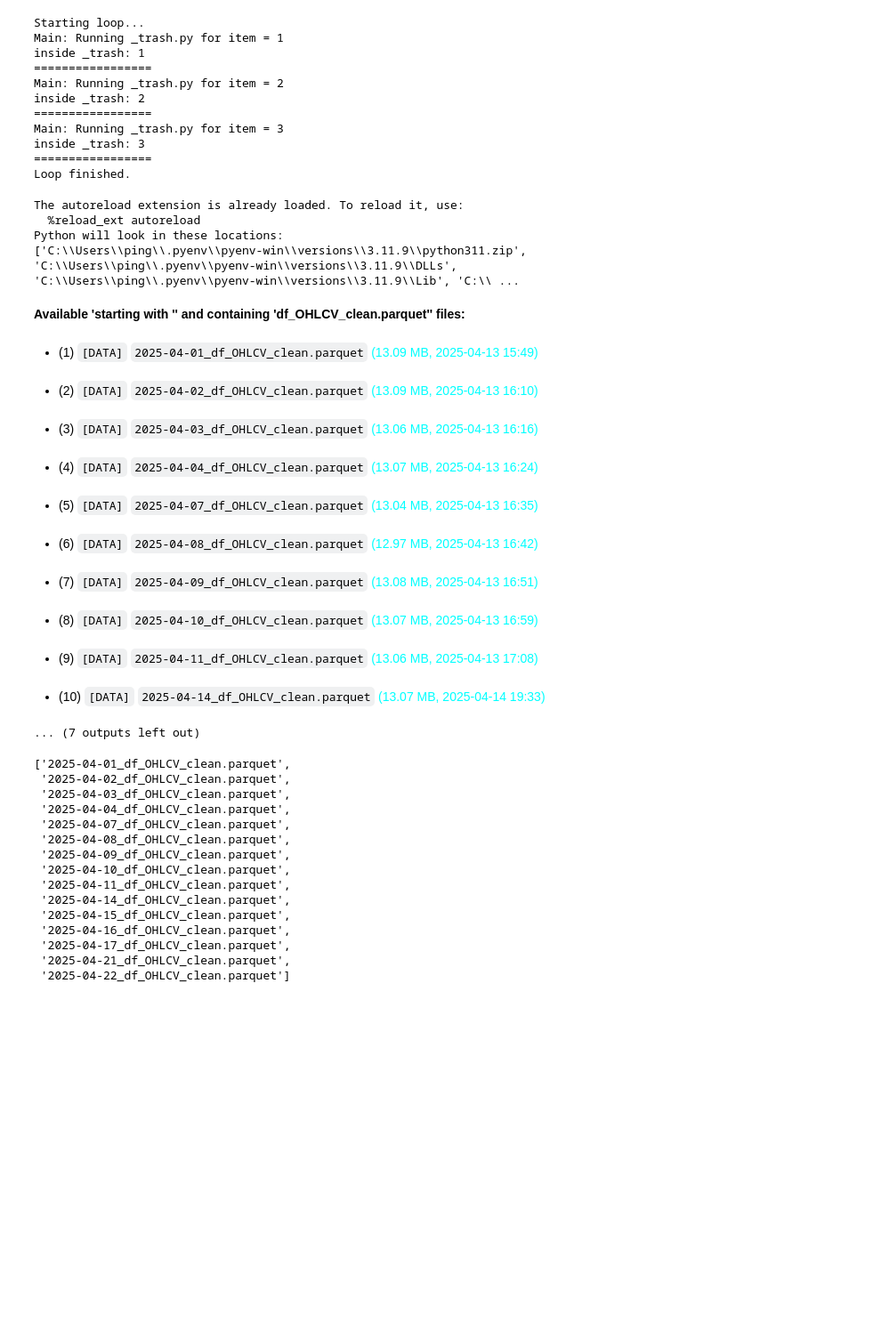
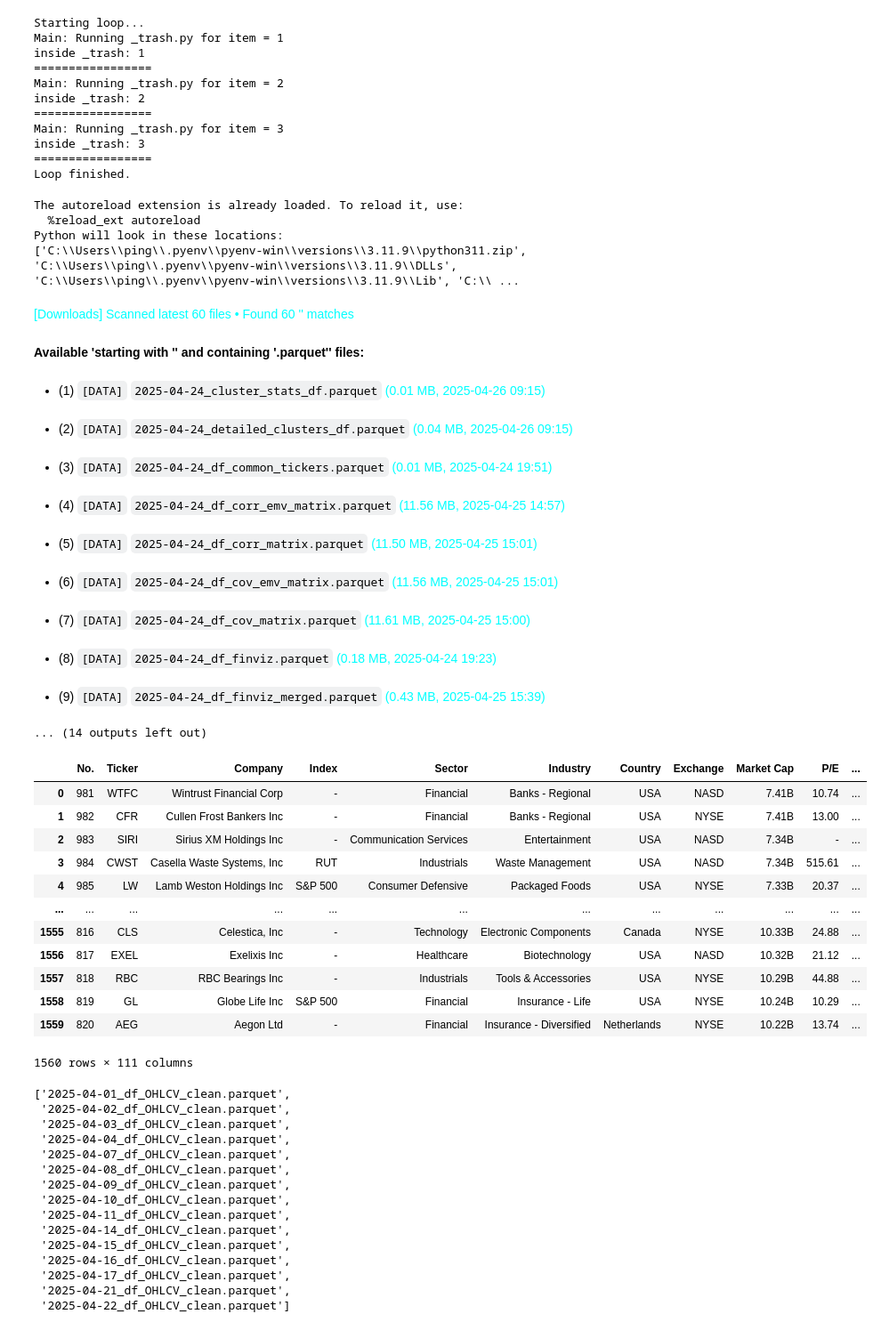
Before and after one commit to pympk/py311, a Jupyter notebook: stocks/notebooks/_working.ipynb, the cells around one changed output. Shown: that part at 89% size. Saved outputs shown, nothing was run; the diff lists cells and outputs as text; code cells hidden in the pictures; blank space fills up the shorter version.

```diff
--- a/stocks/notebooks/_working.ipynb
+++ b/stocks/notebooks/_working.ipynb
@@ -82,29 +82,45 @@ import utils
 
 SOURCE_PATH, _, displayed_files_list = utils.main_processor(
     data_dir='..\data',  # search project ..\data
-    downloads_dir='',  # None searchs Downloads dir, '' omits search1'',  # None searchs Downloads dir, '' omits search1
+    downloads_dir=None,  # None searchs Downloads dir, '' omits search1'',  # None searchs Downloads dir, '' omits search1
     downloads_limit=60,  # search the first 10 files
     clean_name_override=None,  # override filename
     start_file_pattern='', # search for files starting with 'df_'
-    contains_pattern='df_OHLCV_clean.parquet',  # search for files containing 'df_'
+    contains_pattern='.parquet',  # search for files containing 'df_'
 )
 # %% [output]
 The autoreload extension is already loaded. To reload it, use:
   %reload_ext autoreload
 Python will look in these locations:
 ['C:\\Users\\ping\\.pyenv\\pyenv-win\\versions\\3.11.9\\python311.zip', 'C:\\Users\\ping\\.pyenv\\pyenv-win\\versions\\3.11.9\\DLLs', 'C:\\Users\\ping\\.pyenv\\pyenv-win\\versions\\3.11.9\\Lib', 'C:\\ ...
-**Available 'starting with '' and containing 'df_OHLCV_clean.parquet'' files:**
+<span style='color:#00ffff;font-weight:500'>[Downloads] Scanned latest 60 files • Found 60 '' matches</span>
-- (1) `[DATA]` `2025-04-01_df_OHLCV_clean.parquet` <span style='color:#00ffff'>(13.09 MB, 2025-04-13 15:49)</span>
+**Available 'starting with '' and containing '.parquet'' files:**
-- (2) `[DATA]` `2025-04-02_df_OHLCV_clean.parquet` <span style='color:#00ffff'>(13.09 MB, 2025-04-13 16:10)</span>
+- (1) `[DATA]` `2025-04-24_cluster_stats_df.parquet` <span style='color:#00ffff'>(0.01 MB, 2025-04-26 09:15)</span>
-- (3) `[DATA]` `2025-04-03_df_OHLCV_clean.parquet` <span style='color:#00ffff'>(13.06 MB, 2025-04-13 16:16)</span>
+- (2) `[DATA]` `2025-04-24_detailed_clusters_df.parquet` <span style='color:#00ffff'>(0.04 MB, 2025-04-26 09:15)</span>
-- (4) `[DATA]` `2025-04-04_df_OHLCV_clean.parquet` <span style='color:#00ffff'>(13.07 MB, 2025-04-13 16:24)</span>
+- (3) `[DATA]` `2025-04-24_df_common_tickers.parquet` <span style='color:#00ffff'>(0.01 MB, 2025-04-24 19:51)</span>
-- (5) `[DATA]` `2025-04-07_df_OHLCV_clean.parquet` <span style='color:#00ffff'>(13.04 MB, 2025-04-13 16:35)</span>
+- (4) `[DATA]` `2025-04-24_df_corr_emv_matrix.parquet` <span style='color:#00ffff'>(11.56 MB, 2025-04-25 14:57)</span>
-- (6) `[DATA]` `2025-04-08_df_OHLCV_clean.parquet` <span style='color:#00ffff'>(12.97 MB, 2025-04-13 16:42)</span>
+- (5) `[DATA]` `2025-04-24_df_corr_matrix.parquet` <span style='color:#00ffff'>(11.50 MB, 2025-04-25 15:01)</span>
-- (7) `[DATA]` `2025-04-09_df_OHLCV_clean.parquet` <span style='color:#00ffff'>(13.08 MB, 2025-04-13 16:51)</span>
+- (6) `[DATA]` `2025-04-24_df_cov_emv_matrix.parquet` <span style='color:#00ffff'>(11.56 MB, 2025-04-25 15:01)</span>
-- (8) `[DATA]` `2025-04-10_df_OHLCV_clean.parquet` <span style='color:#00ffff'>(13.07 MB, 2025-04-13 16:59)</span>
+- (7) `[DATA]` `2025-04-24_df_cov_matrix.parquet` <span style='color:#00ffff'>(11.61 MB, 2025-04-25 15:00)</span>
-- (9) `[DATA]` `2025-04-11_df_OHLCV_clean.parquet` <span style='color:#00ffff'>(13.06 MB, 2025-04-13 17:08)</span>
+- (8) `[DATA]` `2025-04-24_df_finviz.parquet` <span style='color:#00ffff'>(0.18 MB, 2025-04-24 19:23)</span>
-- (10) `[DATA]` `2025-04-14_df_OHLCV_clean.parquet` <span style='color:#00ffff'>(13.07 MB, 2025-04-14 19:33)</span>
+- (9) `[DATA]` `2025-04-24_df_finviz_merged.parquet` <span style='color:#00ffff'>(0.43 MB, 2025-04-25 15:39)</span>
-... (7 outputs left out)
+... (14 outputs left out)
+# %%
+pd.read_parquet(SOURCE_PATH)
+# %% [output]
+|  | No. | Ticker | Company | Index | Sector | Industry | Country | Exchange | Market Cap | P/E | ... |
+| 0 | 981 | WTFC | Wintrust Financial Corp | - | Financial | Banks - Regional | USA | NASD | 7.41B | 10.74 | ... |
+| 1 | 982 | CFR | Cullen Frost Bankers Inc | - | Financial | Banks - Regional | USA | NYSE | 7.41B | 13.00 | ... |
+| 2 | 983 | SIRI | Sirius XM Holdings Inc | - | Communication Services | Entertainment | USA | NASD | 7.34B | - | ... |
+| 3 | 984 | CWST | Casella Waste Systems, Inc | RUT | Industrials | Waste Management | USA | NASD | 7.34B | 515.61 | ... |
+| 4 | 985 | LW | Lamb Weston Holdings Inc | S&P 500 | Consumer Defensive | Packaged Foods | USA | NYSE | 7.33B | 20.37 | ... |
+| ... | ... | ... | ... | ... | ... | ... | ... | ... | ... | ... | ... |
+| 1555 | 816 | CLS | Celestica, Inc | - | Technology | Electronic Components | Canada | NYSE | 10.33B | 24.88 | ... |
+| 1556 | 817 | EXEL | Exelixis Inc | - | Healthcare | Biotechnology | USA | NASD | 10.32B | 21.12 | ... |
+| 1557 | 818 | RBC | RBC Bearings Inc | - | Industrials | Tools & Accessories | USA | NYSE | 10.29B | 44.88 | ... |
+| 1558 | 819 | GL | Globe Life Inc | S&P 500 | Financial | Insurance - Life | USA | NYSE | 10.24B | 10.29 | ... |
+| 1559 | 820 | AEG | Aegon Ltd | - | Financial | Insurance - Diversified | Netherlands | NYSE | 10.22B | 13.74 | ... |
+1560 rows × 111 columns
 # %%
 displayed_files_list
 # %% [output]
```
Also changed, not shown: 30 other files.
